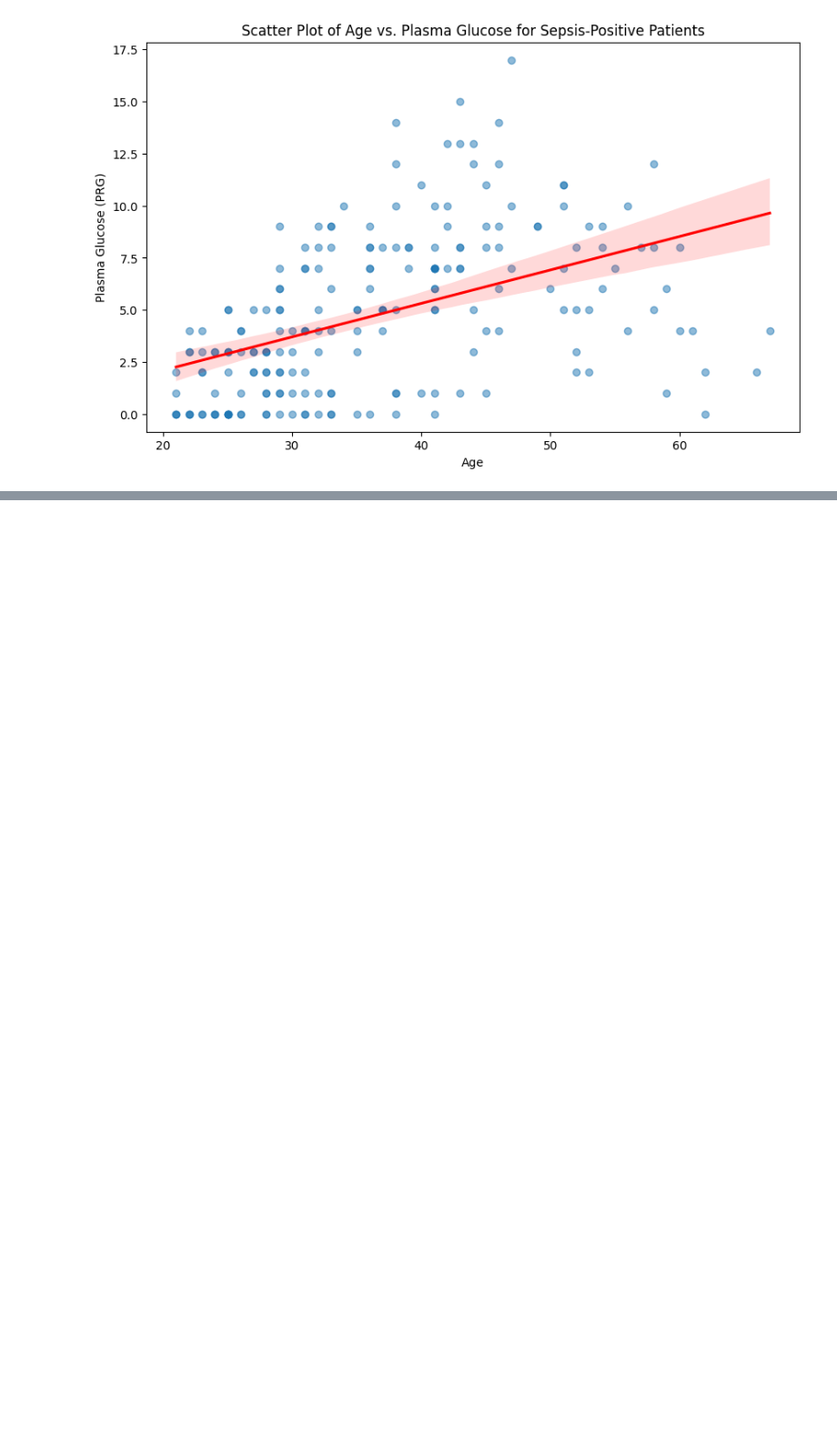
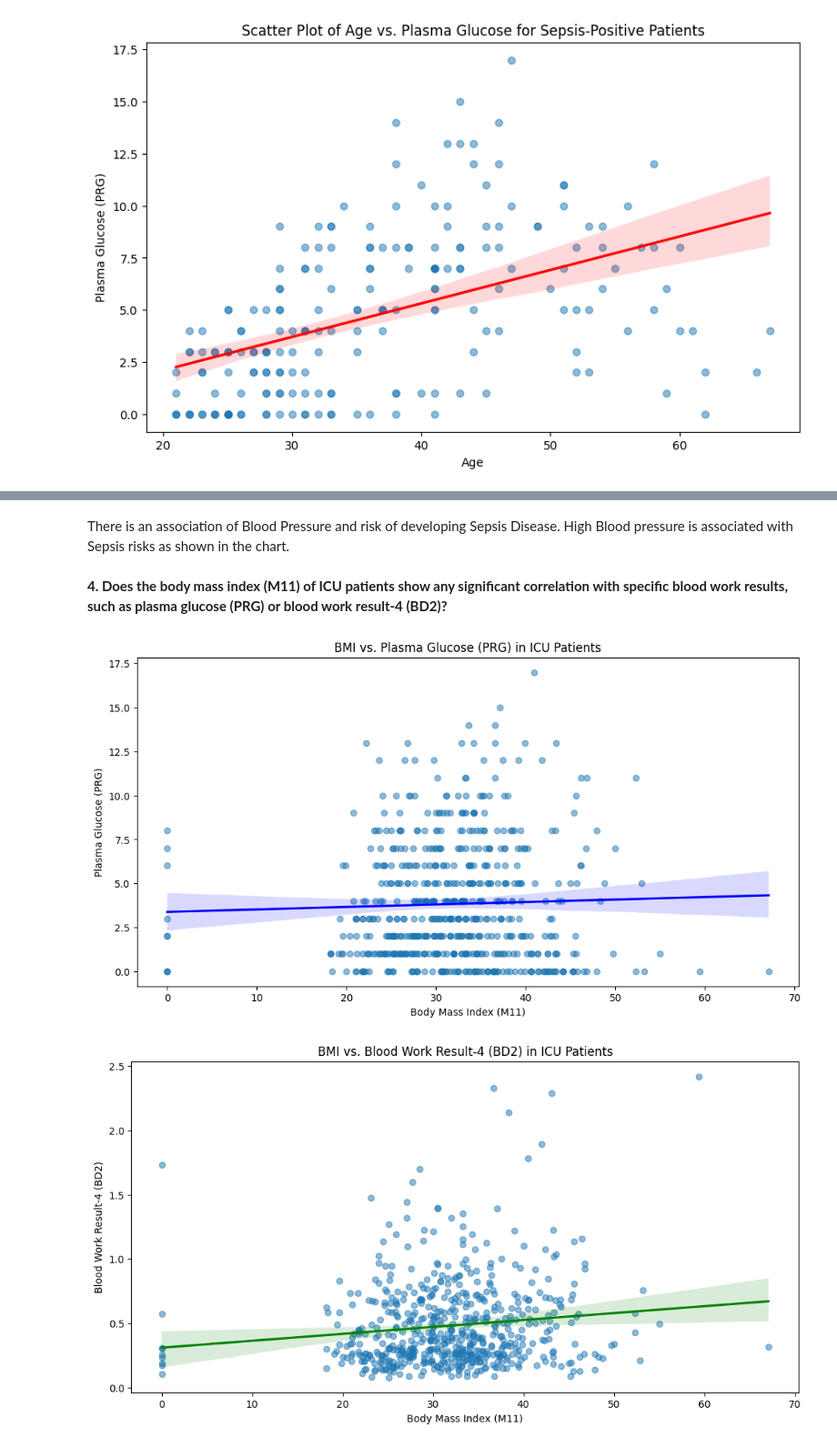
Before and after one commit to MarthaK-Coder/Azubi-Africa-P6-Machine-Learning-API-using-FastAPI, a Jupyter notebook: ML-API notebook.ipynb, the cells around one changed output, grey strips where cells are left out. Shown: that part at 91% size. Cells and saved outputs as stored; diff of their text form; code cells hidden in the pictures; blank space fills up the shorter version.

```diff
--- a/ML-API notebook.ipynb
+++ b/ML-API notebook.ipynb
@@ -245,0 +276,25 @@ plt.show()
+# %% [markdown]
+There is an association of Blood Pressure and  risk of developing Sepsis Disease. High Blood pressure  is associated with Sepsis risks as shown in the chart.
+# %% [markdown]
+**4. Does the body mass index (M11) of ICU patients show any significant correlation with specific blood work results, such as plasma glucose (PRG) or blood work result-4 (BD2)?**
+# %%
+# Scatter plot with regression line for BMI vs. PRG
+plt.figure(figsize=(12, 6))
+sns.regplot(x='M11', y='PRG', data=train, scatter_kws={'alpha': 0.5}, line_kws={'color': 'blue'})
+
+plt.title('BMI vs. Plasma Glucose (PRG) in ICU Patients')
+plt.xlabel('Body Mass Index (M11)')
+plt.ylabel('Plasma Glucose (PRG)')
+plt.show()
+
+# Scatter plot with regression line for BMI vs. BD2
+plt.figure(figsize=(12, 6))
+sns.regplot(x='M11', y='BD2', data=train, scatter_kws={'alpha': 0.5}, line_kws={'color': 'green'})
+
+plt.title('BMI vs. Blood Work Result-4 (BD2) in ICU Patients')
+plt.xlabel('Body Mass Index (M11)')
+plt.ylabel('Blood Work Result-4 (BD2)')
+plt.show()
+# %% [output]
+[figure, added]
+[figure, added]
```
Also changed, not shown: parts of 40 cells of this notebook.
